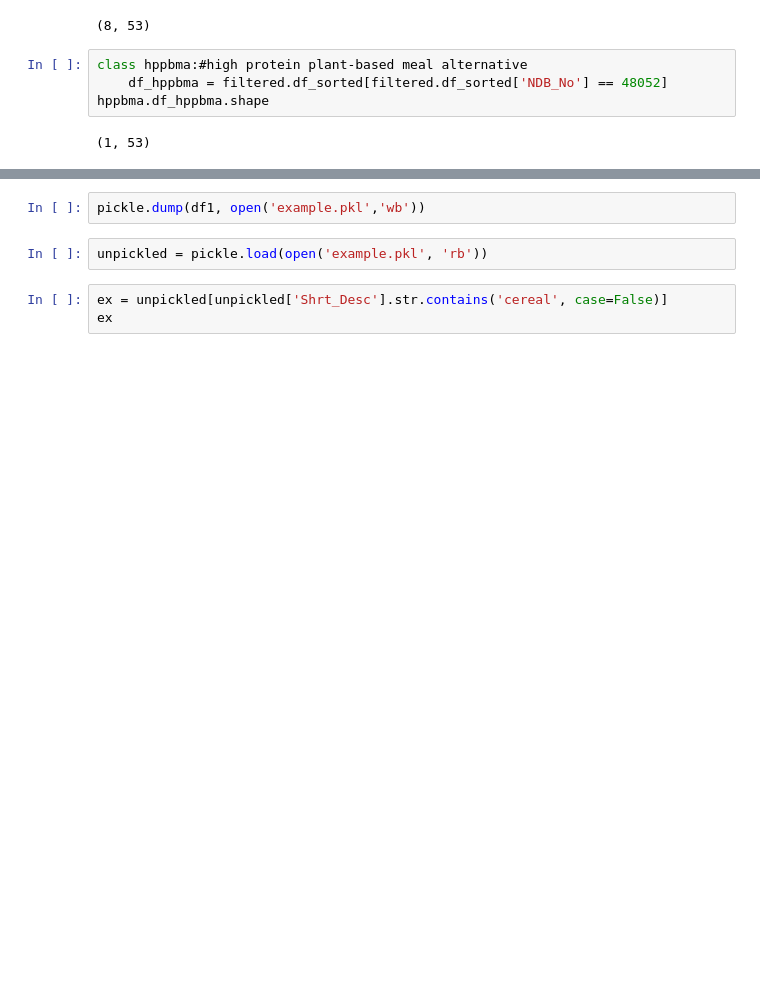
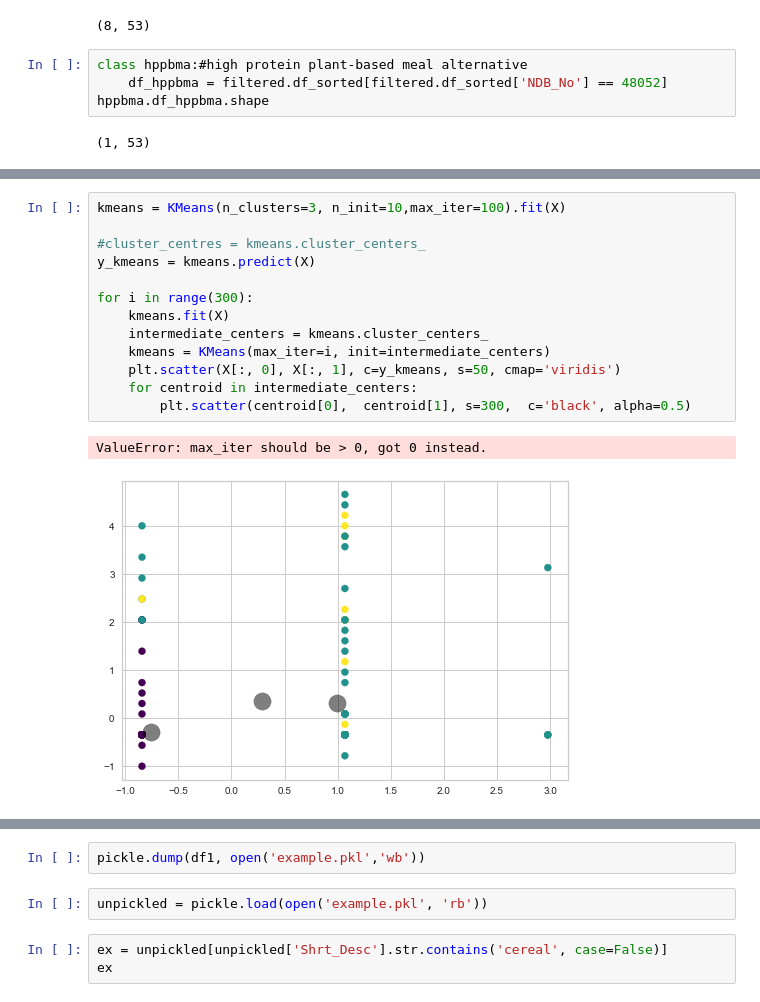
Before and after one commit to nutzbee/Collab-Tests, a Jupyter notebook: Food_Clustering.ipynb, the cells around one changed output, grey strips where cells are left out. Cells and saved outputs as stored; diff of their text form; blank space fills up the shorter version.

```diff
--- a/Food_Clustering.ipynb
+++ b/Food_Clustering.ipynb
@@ -308,0 +408,16 @@ hppbma.df_hppbma.shape
+# %%
+kmeans = KMeans(n_clusters=3, n_init=10,max_iter=100).fit(X)
+
+#cluster_centres = kmeans.cluster_centers_
+y_kmeans = kmeans.predict(X)
+
+for i in range(300):
+    kmeans.fit(X)
+    intermediate_centers = kmeans.cluster_centers_
+    kmeans = KMeans(max_iter=i, init=intermediate_centers)
+    plt.scatter(X[:, 0], X[:, 1], c=y_kmeans, s=50, cmap='viridis')
+    for centroid in intermediate_centers:
+        plt.scatter(centroid[0],  centroid[1], s=300,  c='black', alpha=0.5)
+# %% [output]
+ValueError: max_iter should be > 0, got 0 instead.
+[figure, added]
```
Also changed, not shown: parts of 55 cells of this notebook, 1 other file.
